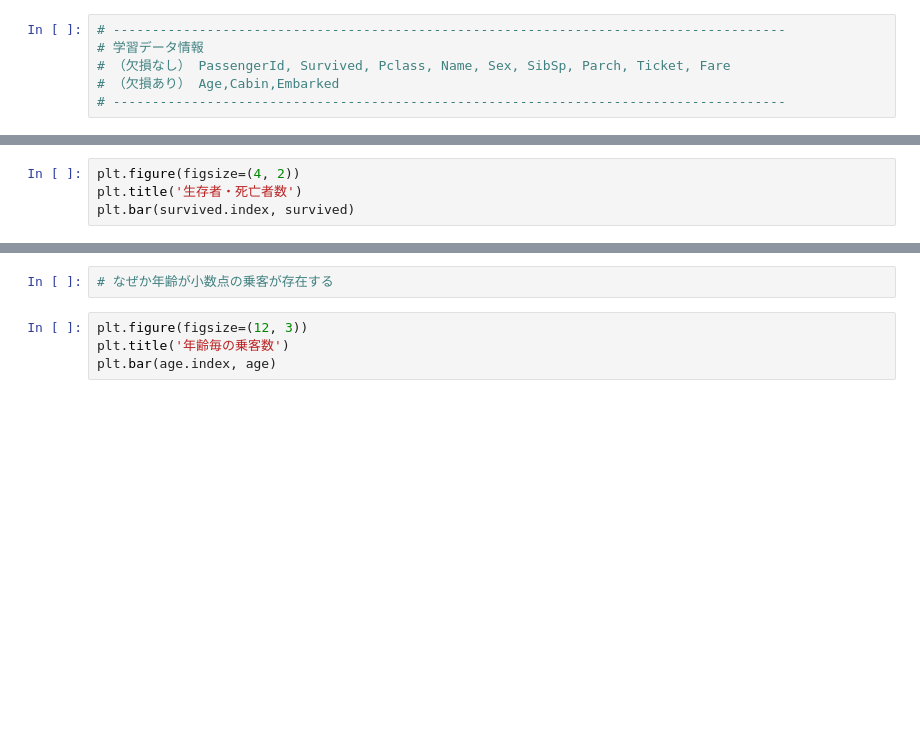
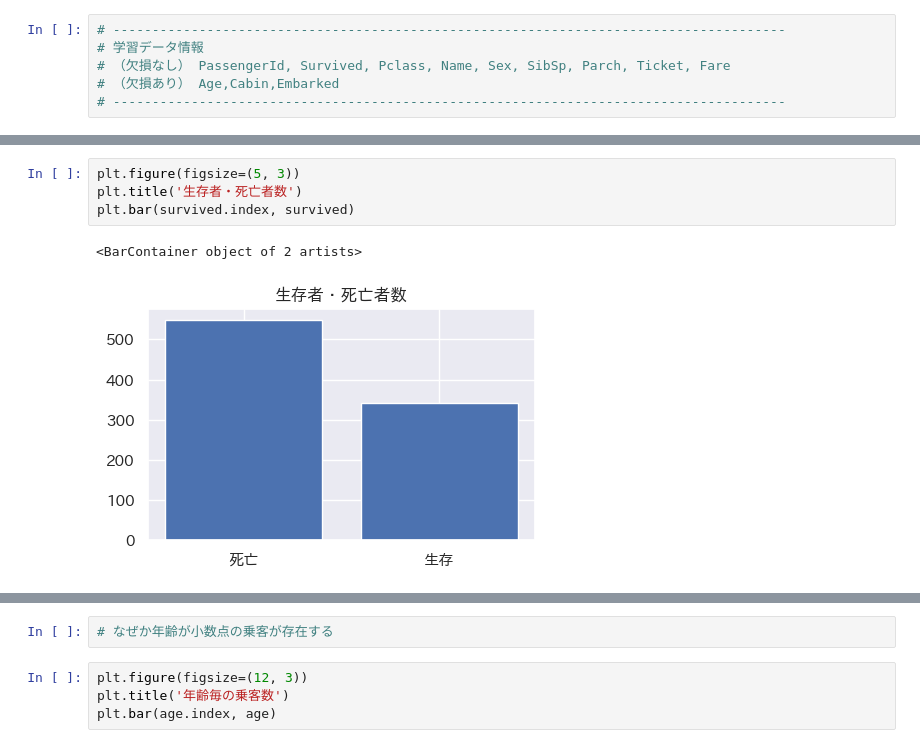
Before and after one commit to kanameg/ml-pipeline, a Jupyter notebook: python/src/tianic_data_view.ipynb, the cells around one changed output, grey strips where cells are left out. Drawn from its saved outputs; the diff is of its cells as text; blank space fills up the shorter version.

```diff
--- a/python/src/tianic_data_view.ipynb
+++ b/python/src/tianic_data_view.ipynb
@@ -61,7 +115,10 @@ print(survived)
 # %%
-plt.figure(figsize=(4, 2))
+plt.figure(figsize=(5, 3))
 plt.title('生存者・死亡者数')
 plt.bar(survived.index, survived)
+# %% [output]
+<BarContainer object of 2 artists>
+[figure, added]
 # %%
 sex = train['Sex'].value_counts().rename({'male':'男性', 'female':'女性'})
 print(sex)
```
Also changed, not shown: parts of 63 cells of this notebook.
